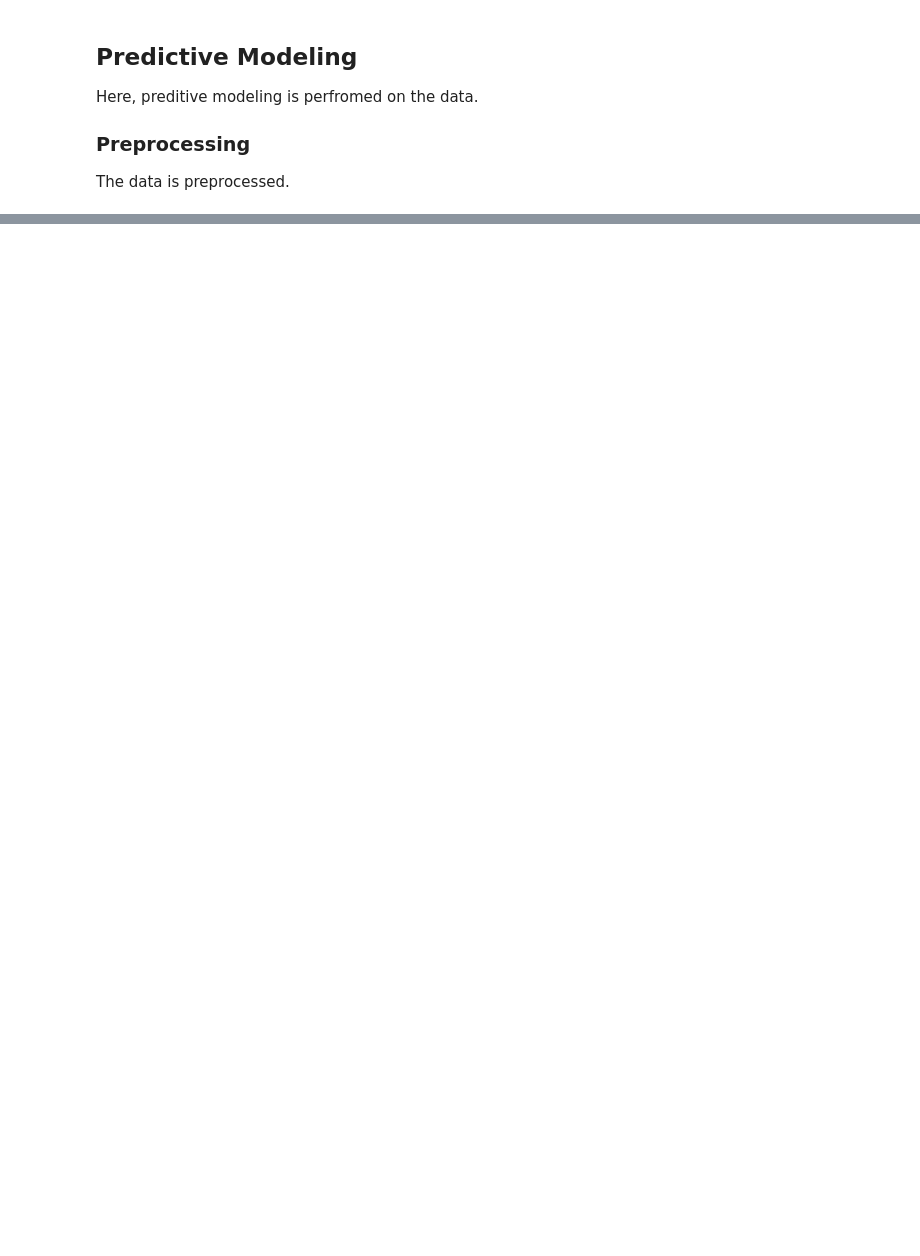
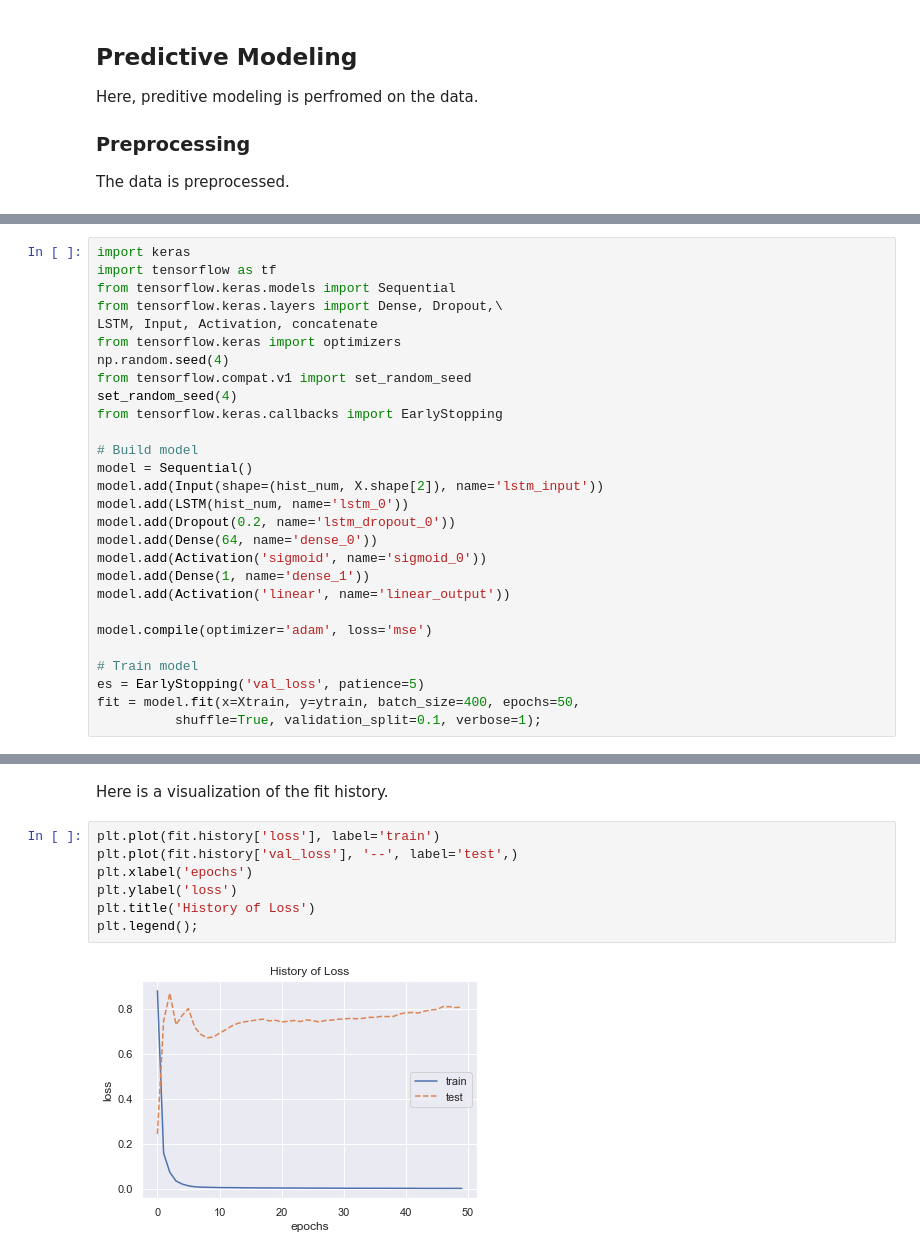
Before and after one commit to mboss1999/ml-finance, a Jupyter notebook: Alpha Vantage Data Analytics.ipynb, the cells around one changed output, grey strips where cells are left out. Saved outputs shown, nothing was run; the diff lists cells and outputs as text; blank space fills up the shorter version.

```diff
--- a/Alpha Vantage Data Analytics.ipynb
+++ b/Alpha Vantage Data Analytics.ipynb
@@ -106,0 +111,28 @@ X = np.array([X[i:i+hist_num] for i in range(X.shape[0] - hist_num)])
+# %%
+import keras
+import tensorflow as tf
+from tensorflow.keras.models import Sequential
+from tensorflow.keras.layers import Dense, Dropout,\
+LSTM, Input, Activation, concatenate
+from tensorflow.keras import optimizers
+np.random.seed(4)
+from tensorflow.compat.v1 import set_random_seed
+set_random_seed(4)
+from tensorflow.keras.callbacks import EarlyStopping
+
+# Build model
+model = Sequential()
+model.add(Input(shape=(hist_num, X.shape[2]), name='lstm_input'))
+model.add(LSTM(hist_num, name='lstm_0'))
+model.add(Dropout(0.2, name='lstm_dropout_0'))
+model.add(Dense(64, name='dense_0'))
+model.add(Activation('sigmoid', name='sigmoid_0'))
+model.add(Dense(1, name='dense_1'))
+model.add(Activation('linear', name='linear_output'))
+
+model.compile(optimizer='adam', loss='mse')
+
+# Train model
+es = EarlyStopping('val_loss', patience=5)
+fit = model.fit(x=Xtrain, y=ytrain, batch_size=400, epochs=50,
+          shuffle=True, validation_split=0.1, verbose=1);
@@ -106,0 +157,11 @@ X = np.array([X[i:i+hist_num] for i in range(X.shape[0] - hist_num)])
+# %% [markdown]
+Here is a visualization of the fit history.
+# %%
+plt.plot(fit.history['loss'], label='train')
+plt.plot(fit.history['val_loss'], '--', label='test',)
+plt.xlabel('epochs')
+plt.ylabel('loss')
+plt.title('History of Loss')
+plt.legend();
+# %% [output]
+[figure, added]
```
Also changed, not shown: parts of 12 cells of this notebook, 5 other files.
